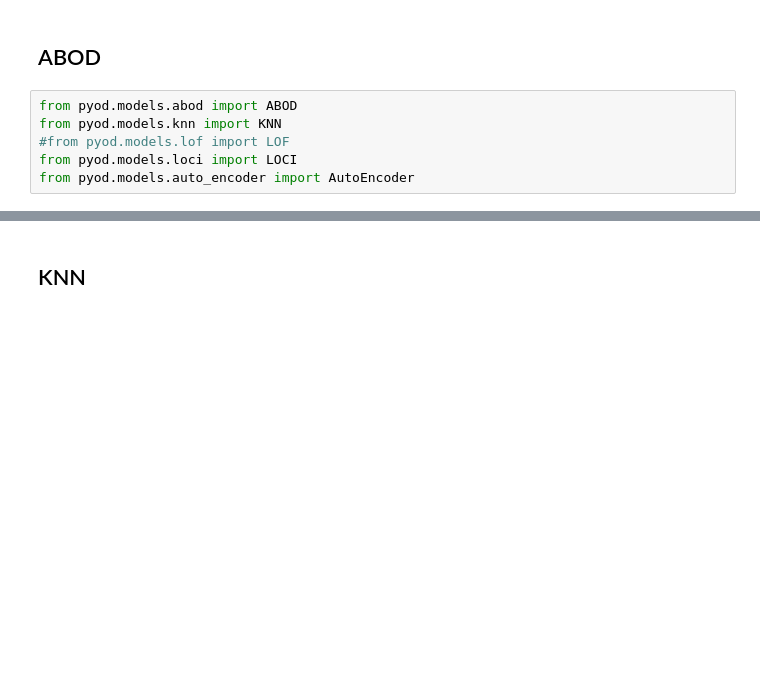
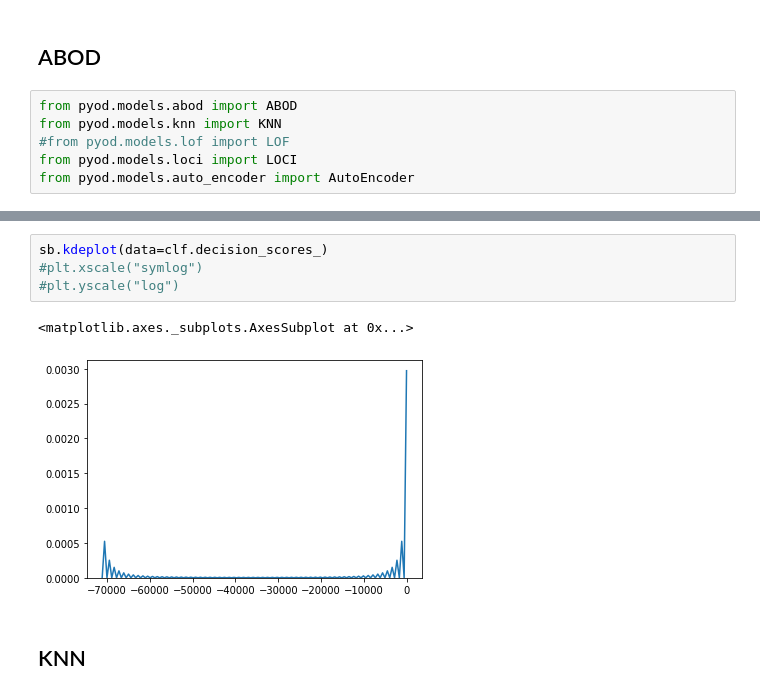
Before and after one commit to cri98li/Data-Mining-2-Project-ts-classification, a Jupyter notebook: outliers.ipynb, the cells around one changed output, grey strips where cells are left out. Cells and saved outputs as stored; diff of their text form; blank space fills up the shorter version.

```diff
--- a/outliers.ipynb
+++ b/outliers.ipynb
@@ -153,3 +153,10 @@ plt.show()
+# %%
+sb.kdeplot(data=clf.decision_scores_)
+#plt.xscale("symlog")
+#plt.yscale("log")
+# %% [output]
+<matplotlib.axes._subplots.AxesSubplot at 0x...>
+[figure, added]
 # %% [markdown]
 ## KNN
 # %%
```
Also changed, not shown: parts of 29 cells of this notebook, 2 other files.
